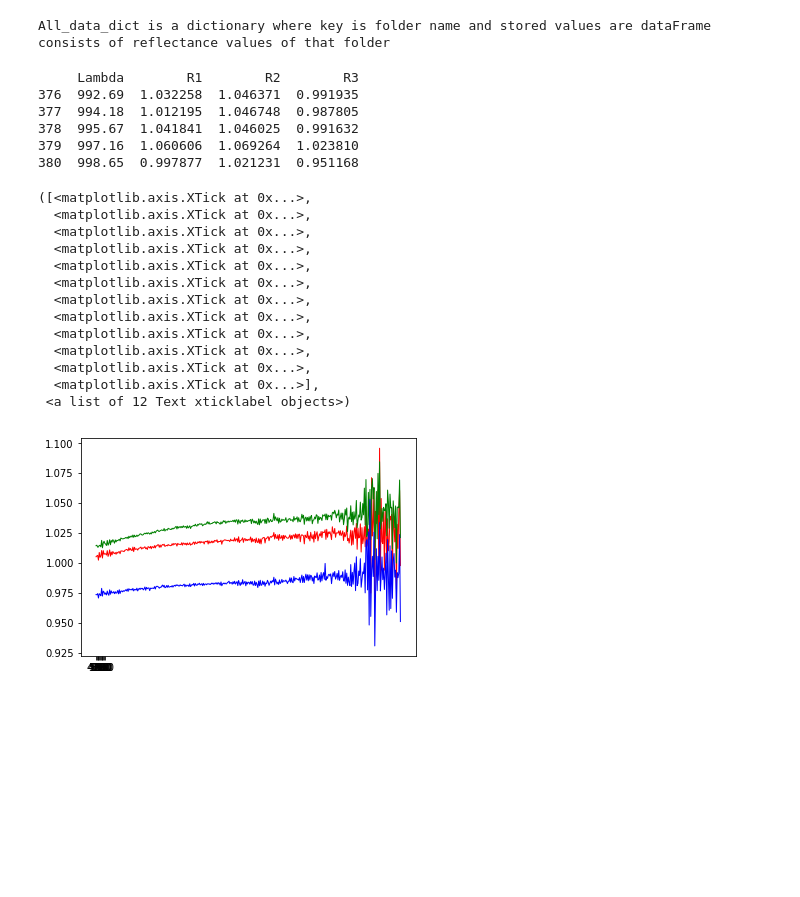
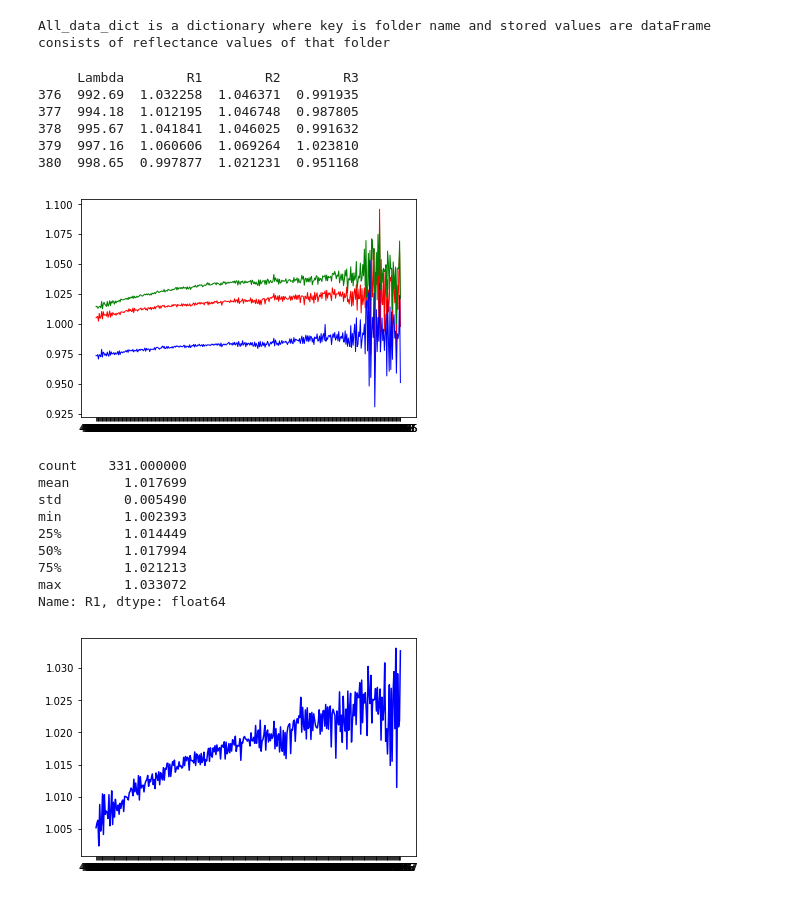
Before and after one commit to rahulrajias/Spectroradiometer_caliberation, a Jupyter notebook: find_straight_line_to_see_sensor_calibration.ipynb, the cells around one changed output. Drawn from its saved outputs; the diff is of its cells as text; code cells hidden in the pictures; blank space fills up the shorter version.

```diff
--- a/find_straight_line_to_see_sensor_calibration.ipynb
+++ b/find_straight_line_to_see_sensor_calibration.ipynb
@@ -61,37 +61,24 @@ All_data_dict is a dictionary where key is folder name and stored values are dat
 # %%
 pure=all_data_dict["pure_part"]
 print(pure.tail())
 plt.plot(pure.Lambda,pure.R1,color='r',linewidth=1)
 plt.plot(pure.Lambda,pure.R2,color='g',linewidth=1)
 plt.plot(pure.Lambda,pure.R3,color='b',linewidth=1)
-
-plt.xticks(range(12),range(400, 1000, 50))
+# plt.yticks(range(0, 1))
+# plt.xticks(range(50),range(400, 1000, 50))
 # ax=plt.gca()
 # print(ax)
 # ax.set_ylim([0,1.2])
 # ax.set_xticks(pure.Lambda, minor=True)
 # ax.set_xlim([400.35,998.65])
 # ax.set_xticks(np.arange(min(pure.Lambda),))
 # plt.tight_layout()
-# plt.show()
+plt.show()
 # %% [output]
      Lambda        R1        R2        R3
 376  992.69  1.032258  1.046371  0.991935
 377  994.18  1.012195  1.046748  0.987805
 378  995.67  1.041841  1.046025  0.991632
 379  997.16  1.060606  1.069264  1.023810
 380  998.65  0.997877  1.021231  0.951168
-([<matplotlib.axis.XTick at 0x...>,
-  <matplotlib.axis.XTick at 0x...>,
-  <matplotlib.axis.XTick at 0x...>,
-  <matplotlib.axis.XTick at 0x...>,
-  <matplotlib.axis.XTick at 0x...>,
-  <matplotlib.axis.XTick at 0x...>,
-  <matplotlib.axis.XTick at 0x...>,
-  <matplotlib.axis.XTick at 0x...>,
-  <matplotlib.axis.XTick at 0x...>,
-  <matplotlib.axis.XTick at 0x...>,
-  <matplotlib.axis.XTick at 0x...>,
-  <matplotlib.axis.XTick at 0x...>],
- <a list of 12 Text xticklabel objects>)
-[figure, old version]
+[figure, new version]
@@ -100,0 +85,21 @@ plt.plot(dirt.Lambda)
+# %%
+# sam=40
+# plt.plot(pure.Lambda[-sam:],pure.R1[-sam:],color='b')
+# data=pure.R1[-sam:]
+# data.describe()
+
+sam=50
+plt.plot(pure.Lambda[:-sam],pure.R1[:-sam],color='b')
+data=pure.R1[:-sam]
+data.describe()
+# %% [output]
+count    331.000000
+mean       1.017699
+std        0.005490
+min        1.002393
+25%        1.014449
+50%        1.017994
+75%        1.021213
+max        1.033072
+Name: R1, dtype: float64
+[figure, added]
```
Also changed, not shown: parts of 2 cells of this notebook, 43 other files.
